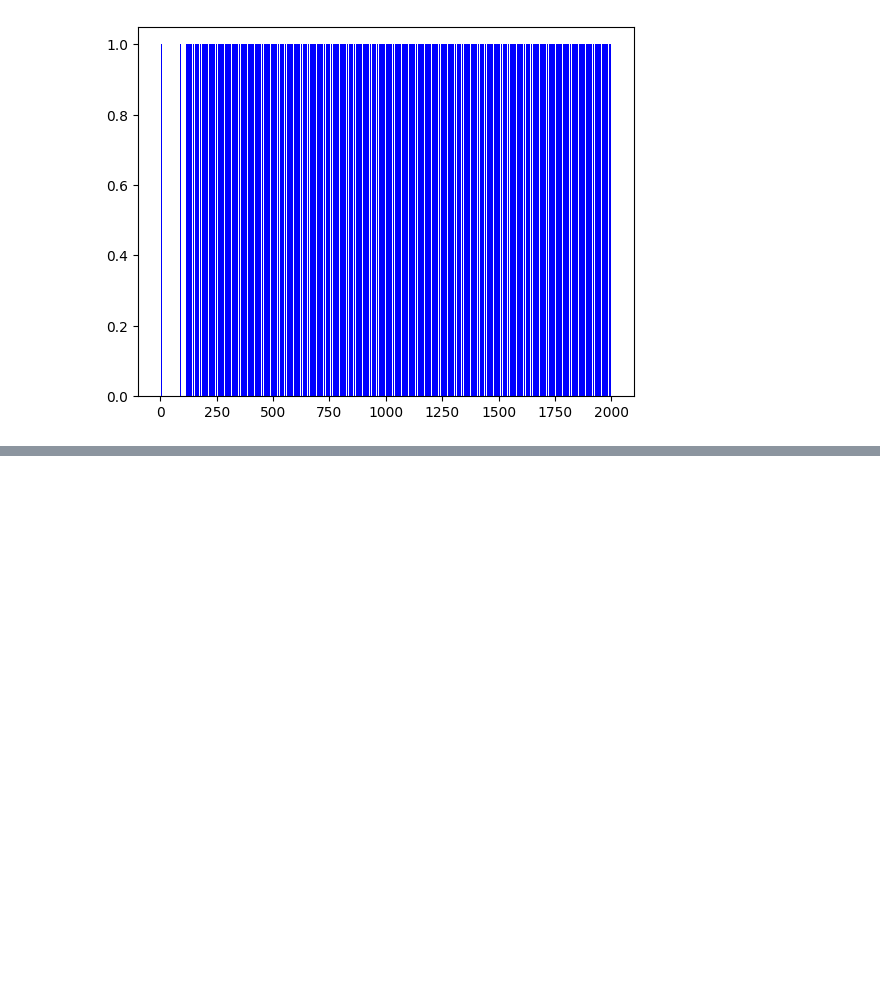
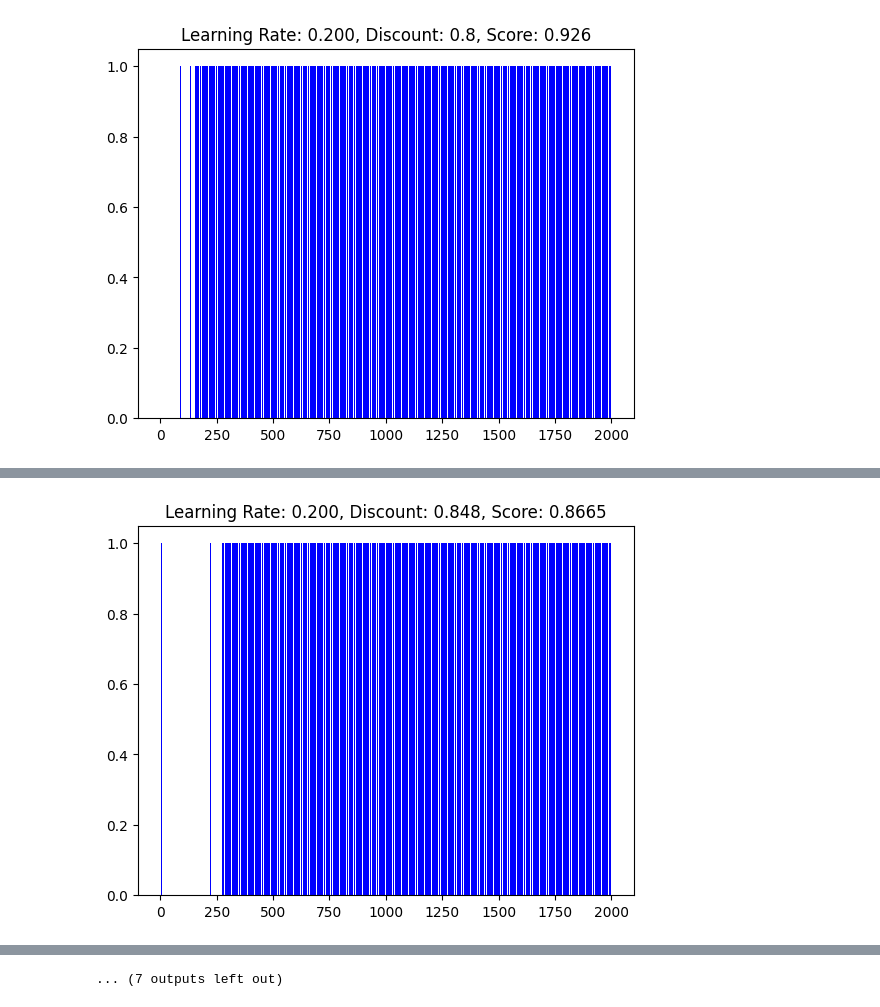
Before and after one commit to Gaebobman/Reinforcement_Learning, a Jupyter notebook: Q_Learning/frozen_q_learning.ipynb, the cells around one changed output, grey strips where cells are left out. Drawn from its saved outputs; the diff is of its cells as text; code cells hidden in the pictures; blank space fills up the shorter version.

```diff
--- a/Q_Learning/frozen_q_learning.ipynb
+++ b/Q_Learning/frozen_q_learning.ipynb
@@ -3,36 +3,45 @@ import gym
 import numpy as np
 import matplotlib.pyplot as plt
 # %%
-env = gym.make('FrozenLake-v0')
+SEED = 1314
 
+def q_learning(LR, DSCT, RES_IDX):
+    NUM_EP = 2000
+    env = gym.make('FrozenLake-v0')
+    Q = np.zeros([env.observation_space.n, env.action_space.n])
+    rList = []
 
-learning_rate = .85
-dis = .99
-num_episodes = 2000
+    for i in range(NUM_EP):
+        env.seed(SEED)
+        state = env.reset()
+        rAll = 0
+        done = False
 
-Q = np.zeros([env.observation_space.n, env.action_space.n])
-rList = []
+        while not done:
+            # add decaying-random noise
+            # standard normal random, (1 x num_of_actions) array
+            action = np.argmax(Q[state, :] + np.random.randn(1, env.action_space.n) / (i + 1))
+            new_state, reward, done, _ = env.step(action)
+            Q[state, action] = (1-LR) * Q[state, action] + LR * (reward + DSCT * np.max(Q[new_state, :]))
+            state = new_state
+            rAll += reward
+        rList.append(rAll)
+    score = str(sum(rList)/NUM_EP)
+    print(f"Score over time: {score}")
+    print("Final Q-Table Values")
+    print(Q)
+    plt.bar(range(len(rList)), rList, color='blue')
+    plt.title(f'Learning Rate: {(1-LR):.3f}, Discount: {DSCT}, Score: {score}')
+    plt.savefig(f'./plot_res/result_{RES_IDX}.png')
+    plt.show()
+    env.close()
 
-for i in range(num_episodes):
-    env.seed(1314)
-    state = env.reset()
-    rAll = 0
-    done = False
+learning_rate_list = [round(i, 3) for i in np.linspace(.8, .99, 5).tolist()]
+dis_list = [round(i, 3) for i in np.linspace(.8, .99, 5).tolist()]
 
-    while not done:
-        # add decaying-random noise
-        # standard normal random, (1 x num_of_actions) array
-        action = np.argmax(Q[state, :] + np.random.randn(1, env.action_space.n) / (i + 1))
-        new_state, reward, done, _ = env.step(action)
-        Q[state, action] = (1-learning_rate) * Q[state, action] + learning_rate * (reward + dis * np.max(Q[new_state, :]))
-        state = new_state
-
-        rAll += reward
-    rList.append(rAll)
-
-print("Score over time: " + str(sum(rList)/num_episodes))
-print("Final Q-Table Values")
-print(Q)
-plt.bar(range(len(rList)), rList, color='blue')
-plt.show()
+res_idx = 0
+for lr in learning_rate_list:
+    for dsct in dis_list:
+        q_learning(lr, dsct, res_idx)
+        res_idx += 1
 # %% [output]
@@ -55,3 +64,3 @@ Final Q-Table Values
  [0.00000000e+00 0.00000000e+00 1.00000000e+00 0.00000000e+00]
  [0.00000000e+00 0.00000000e+00 0.00000000e+00 0.00000000e+00]]
-[figure, old version]
+[figure, new version]
@@ -57,0 +85 @@ Final Q-Table Values
+[figure, added]
@@ -57,0 +162 @@ Final Q-Table Values
+... (7 outputs left out)
```
Also changed, not shown: parts of 1 cell of this notebook, 28 other files.
